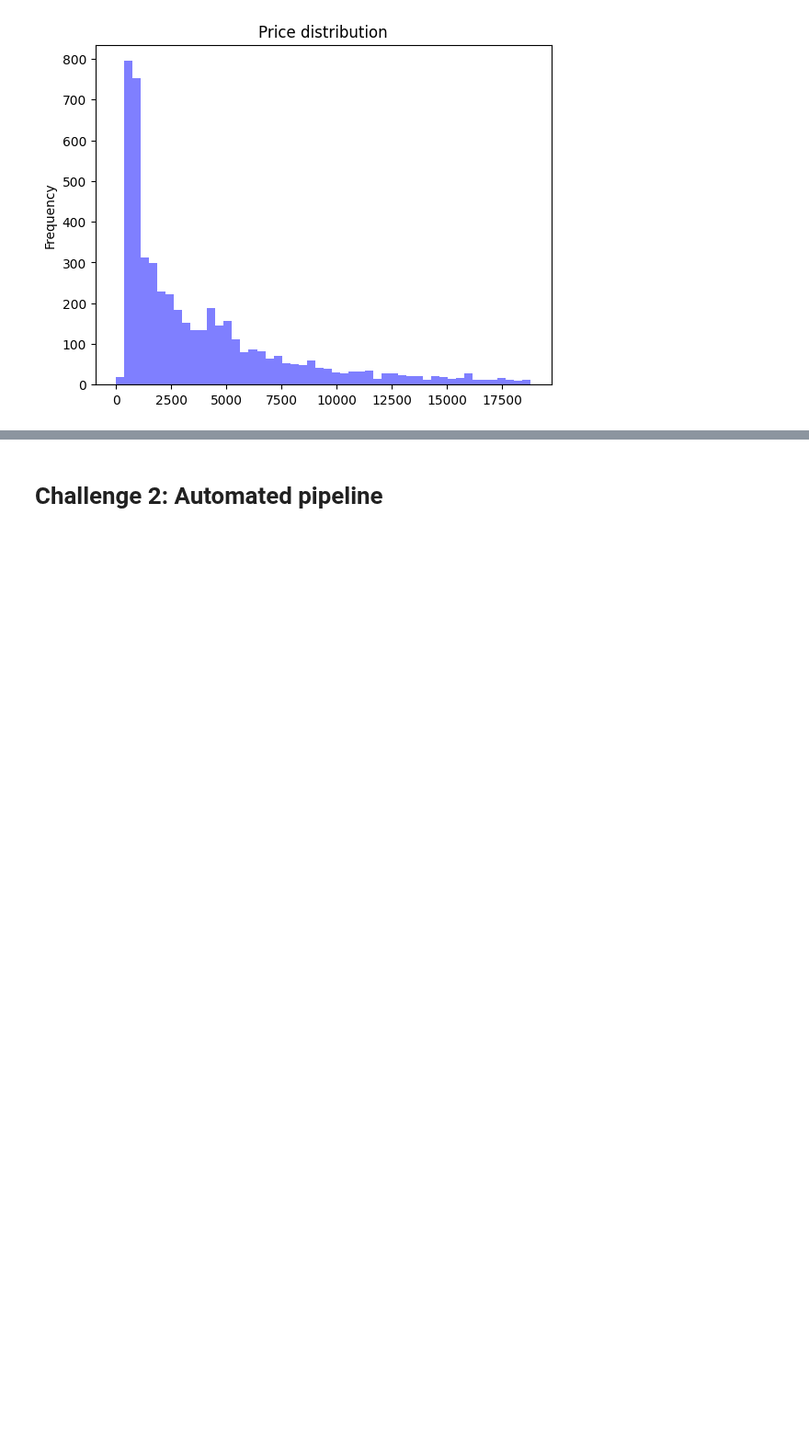
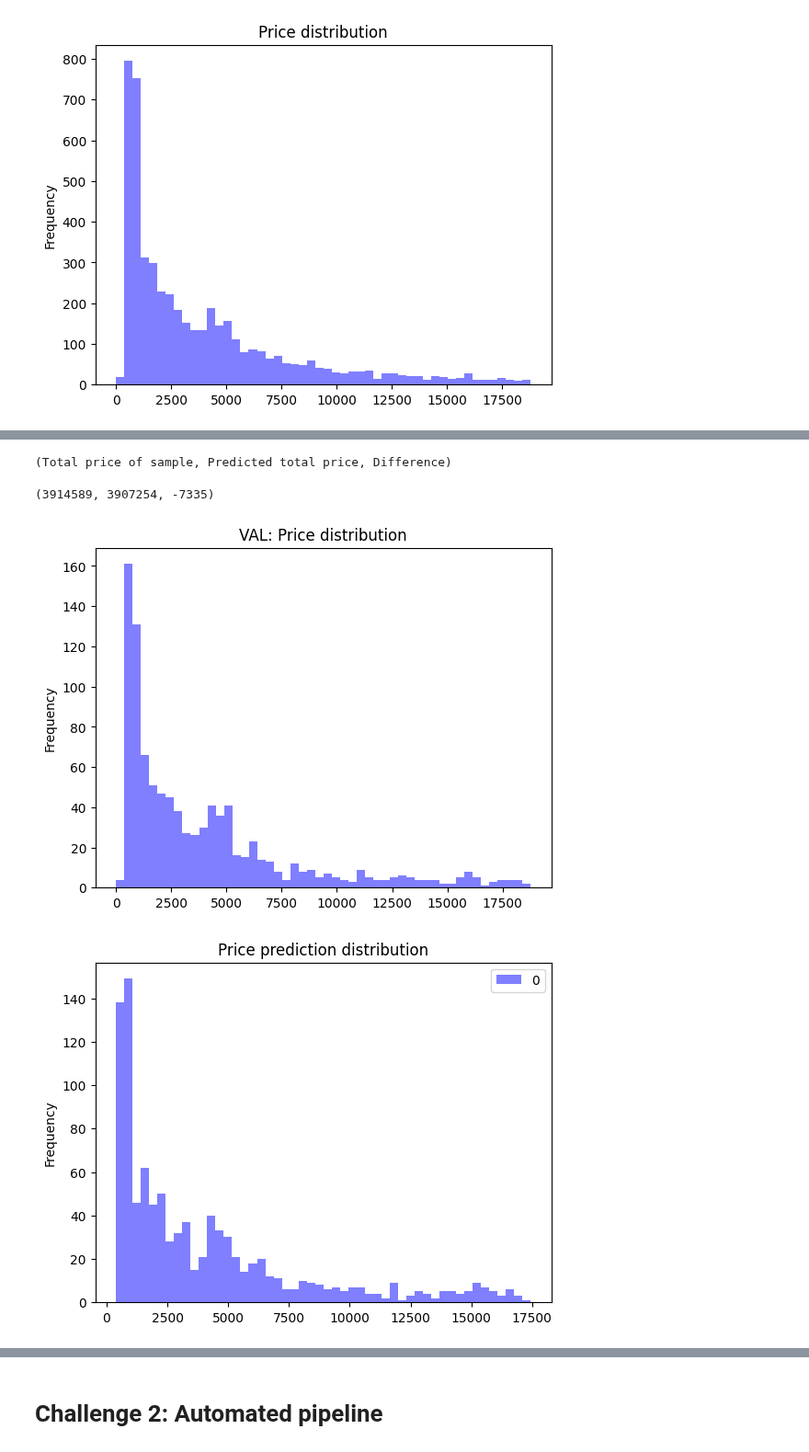
Before and after one commit to jackonedev/xtream-ai-assignment-engineer, a Jupyter notebook: assigment.ipynb, the cells around one changed output, grey strips where cells are left out. Shown at 92% size. Cells and saved outputs as stored; diff of their text form; code cells hidden in the pictures; blank space fills up the shorter version.

```diff
--- a/assigment.ipynb
+++ b/assigment.ipynb
@@ -99,0 +202,10 @@ X_train.head()
+# %%
+print("(Total price of sample, Predicted total price, Difference)")
+y_val.price.plot.hist(bins=50, alpha=0.5, color='b', title='VAL: Price distribution'),
+pd.DataFrame(lgbm_pred_val).plot.hist(bins=50, alpha=0.5, color='b', title='Price prediction distribution'),
+(total := y_val.price.sum()), (pred_total := int(pd.DataFrame(lgbm_pred_val).sum().values[0])), (pred_total- total)
+# %% [output]
+(Total price of sample, Predicted total price, Difference)
+(3914589, 3907254, -7335)
+[figure, added]
+[figure, added]
```
Also changed, not shown: parts of 12 cells of this notebook.
